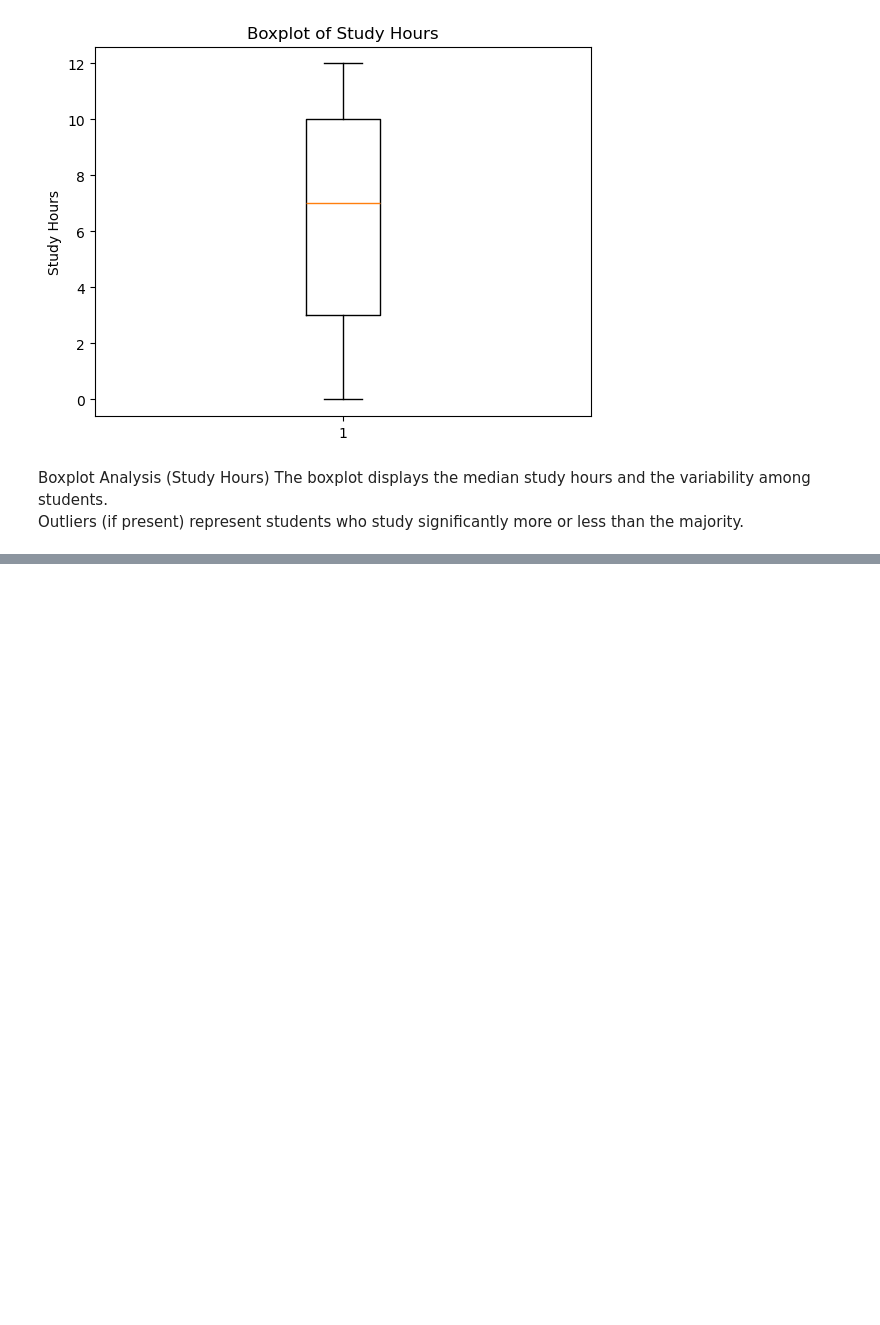
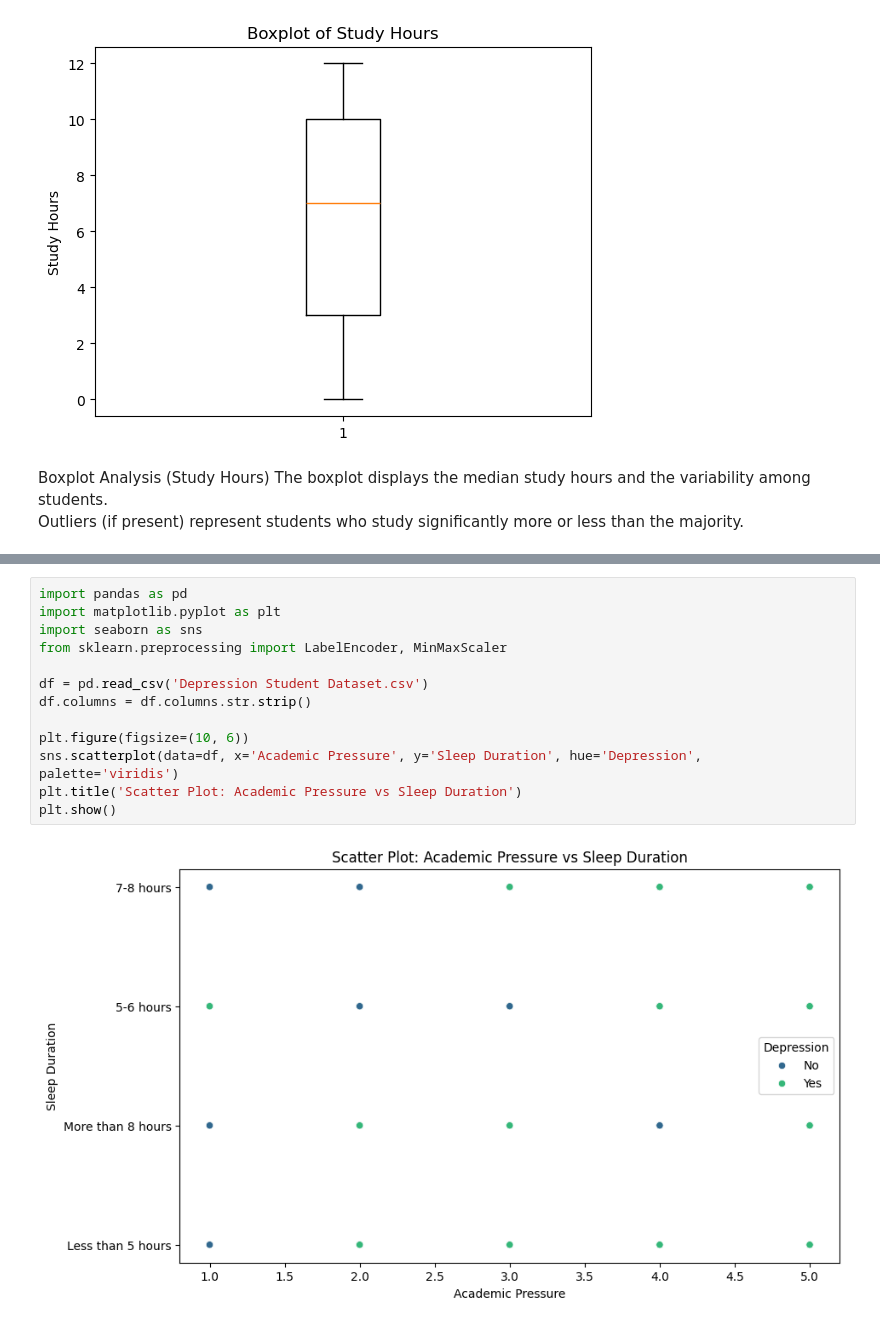
Before and after one commit to joodali25/IT326-DataMining-Project, a Jupyter notebook: Reports/Phase2.ipynb, the cells around one changed output, grey strips where cells are left out. Saved outputs shown, nothing was run; the diff lists cells and outputs as text; blank space fills up the shorter version.

```diff
--- a/Reports/Phase2.ipynb
+++ b/Reports/Phase2.ipynb
@@ -219,0 +226,15 @@ Outliers (if present) represent students who study significantly more or less th
+# %%
+import pandas as pd
+import matplotlib.pyplot as plt
+import seaborn as sns
+from sklearn.preprocessing import LabelEncoder, MinMaxScaler
+
+df = pd.read_csv('Depression Student Dataset.csv')
+df.columns = df.columns.str.strip()
+
+plt.figure(figsize=(10, 6))
+sns.scatterplot(data=df, x='Academic Pressure', y='Sleep Duration', hue='Depression', palette='viridis')
+plt.title('Scatter Plot: Academic Pressure vs Sleep Duration')
+plt.show()
+# %% [output]
+[figure, added]
```
Also changed, not shown: parts of 4 cells of this notebook.
